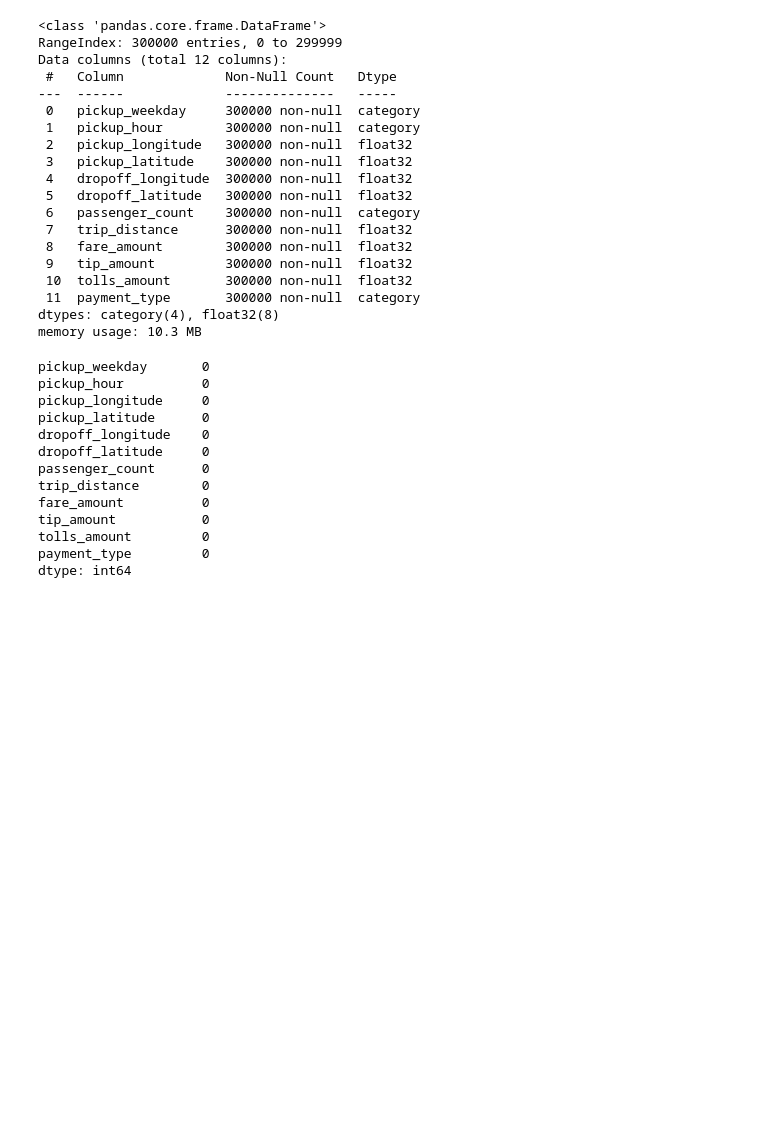
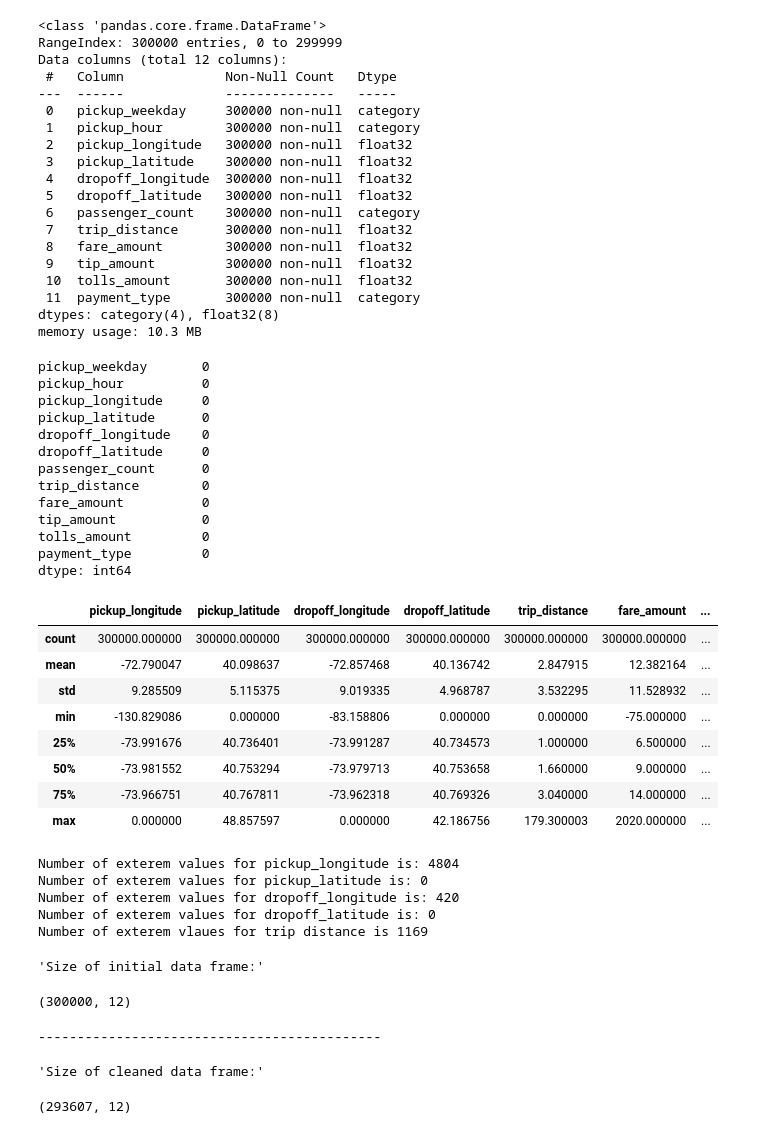
Before and after one commit to itsalwaysamir/dataanalysis-taxidata-nyjfk, a Jupyter notebook: analysis-of-taxi-data.ipynb, the cells around one changed output. Saved outputs shown, nothing was run; the diff lists cells and outputs as text; code cells hidden in the pictures; blank space fills up the shorter version.

```diff
--- a/analysis-of-taxi-data.ipynb
+++ b/analysis-of-taxi-data.ipynb
@@ -184,3 +174,50 @@ tip_amount           0
 tolls_amount         0
 payment_type         0
 dtype: int64
+# %%
+# check for obviously wrong and extreme values of GPS data
+display(df.describe())
+
+# GPS column name
+GPS_data = ['pickup_longitude','pickup_latitude','dropoff_longitude','dropoff_latitude']
+
+
+# Define new DataFrame for comparing the results
+df_cleaned = df
+
+# Delete extreme values of GPS data for any values equal to zero and less than -100,
+# regrading to table of descreptive statistics
+for col in GPS_data:
+    mask_gps = (df_cleaned.loc[:,col] == 0) | (df_cleaned.loc[:,col] < -100)
+    print(f'Number of exterem values for {col} is:', mask_gps.sum())
+    df_cleaned = df_cleaned.drop(df_cleaned.index[mask_gps])
+
+# Delete trips with zero distance
+mask_dist = df_cleaned.loc[:,'trip_distance'] == 0
+print(f'Number of exterem vlaues for trip distance is', mask_dist.sum())
+df_cleaned = df_cleaned.drop(df_cleaned.index[mask_dist])
+
+print('\n')
+display(f'Size of initial data frame:', df.shape)
+print('--------------------------------------------')
+display(f'Size of cleaned data frame:', df_cleaned.shape)
+# %% [output]
+|  | pickup_longitude | pickup_latitude | dropoff_longitude | dropoff_latitude | trip_distance | fare_amount | ... |
+| count | 300000.000000 | 300000.000000 | 300000.000000 | 300000.000000 | 300000.000000 | 300000.000000 | ... |
+| mean | -72.790047 | 40.098637 | -72.857468 | 40.136742 | 2.847915 | 12.382164 | ... |
+| std | 9.285509 | 5.115375 | 9.019335 | 4.968787 | 3.532295 | 11.528932 | ... |
+| min | -130.829086 | 0.000000 | -83.158806 | 0.000000 | 0.000000 | -75.000000 | ... |
+| 25% | -73.991676 | 40.736401 | -73.991287 | 40.734573 | 1.000000 | 6.500000 | ... |
+| 50% | -73.981552 | 40.753294 | -73.979713 | 40.753658 | 1.660000 | 9.000000 | ... |
+| 75% | -73.966751 | 40.767811 | -73.962318 | 40.769326 | 3.040000 | 14.000000 | ... |
+| max | 0.000000 | 48.857597 | 0.000000 | 42.186756 | 179.300003 | 2020.000000 | ... |
+Number of exterem values for pickup_longitude is: 4804
+Number of exterem values for pickup_latitude is: 0
+Number of exterem values for dropoff_longitude is: 420
+Number of exterem values for dropoff_latitude is: 0
+Number of exterem vlaues for trip distance is 1169
+'Size of initial data frame:'
+(300000, 12)
+--------------------------------------------
+'Size of cleaned data frame:'
+(293607, 12)
```
Also changed, not shown: parts of 25 cells of this notebook.
